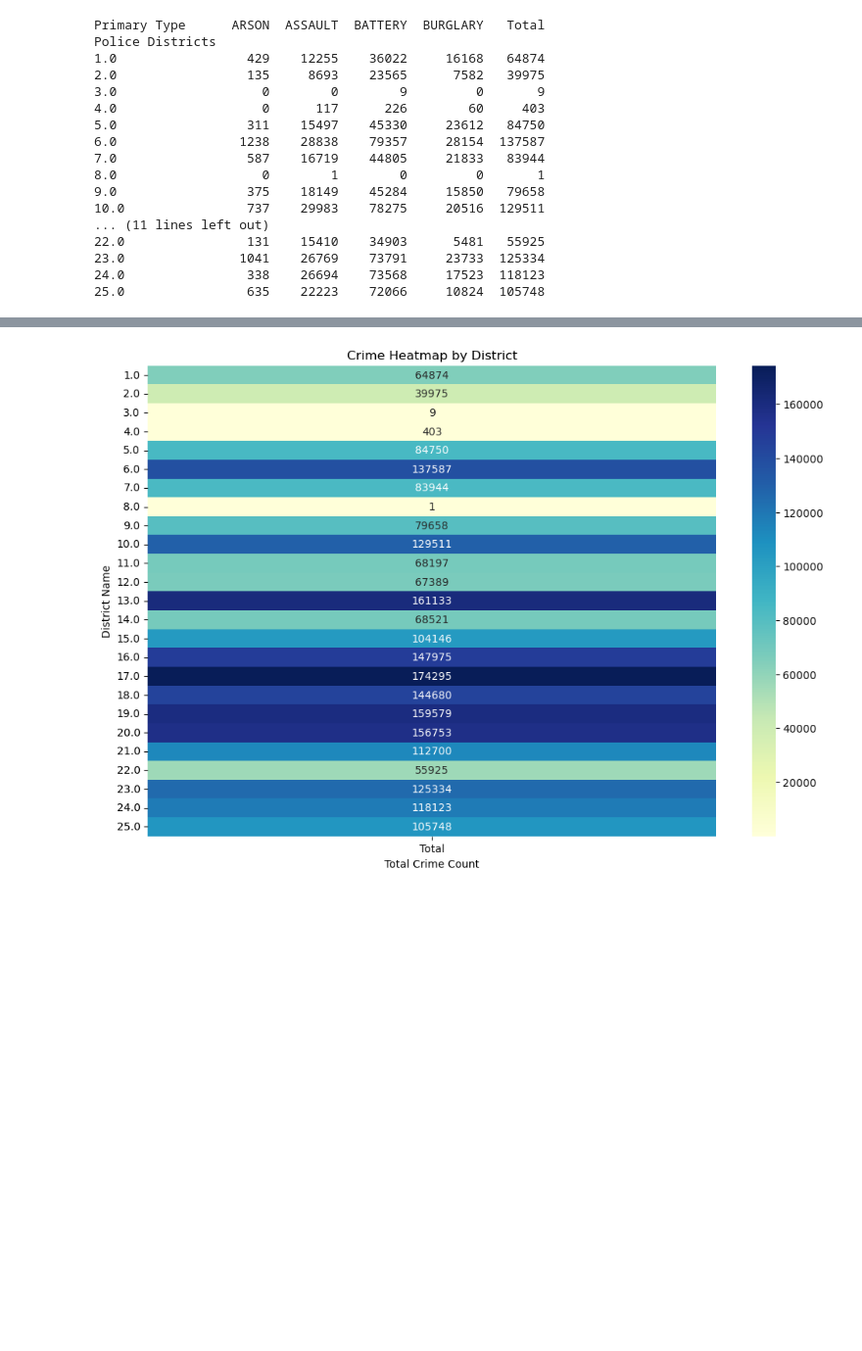
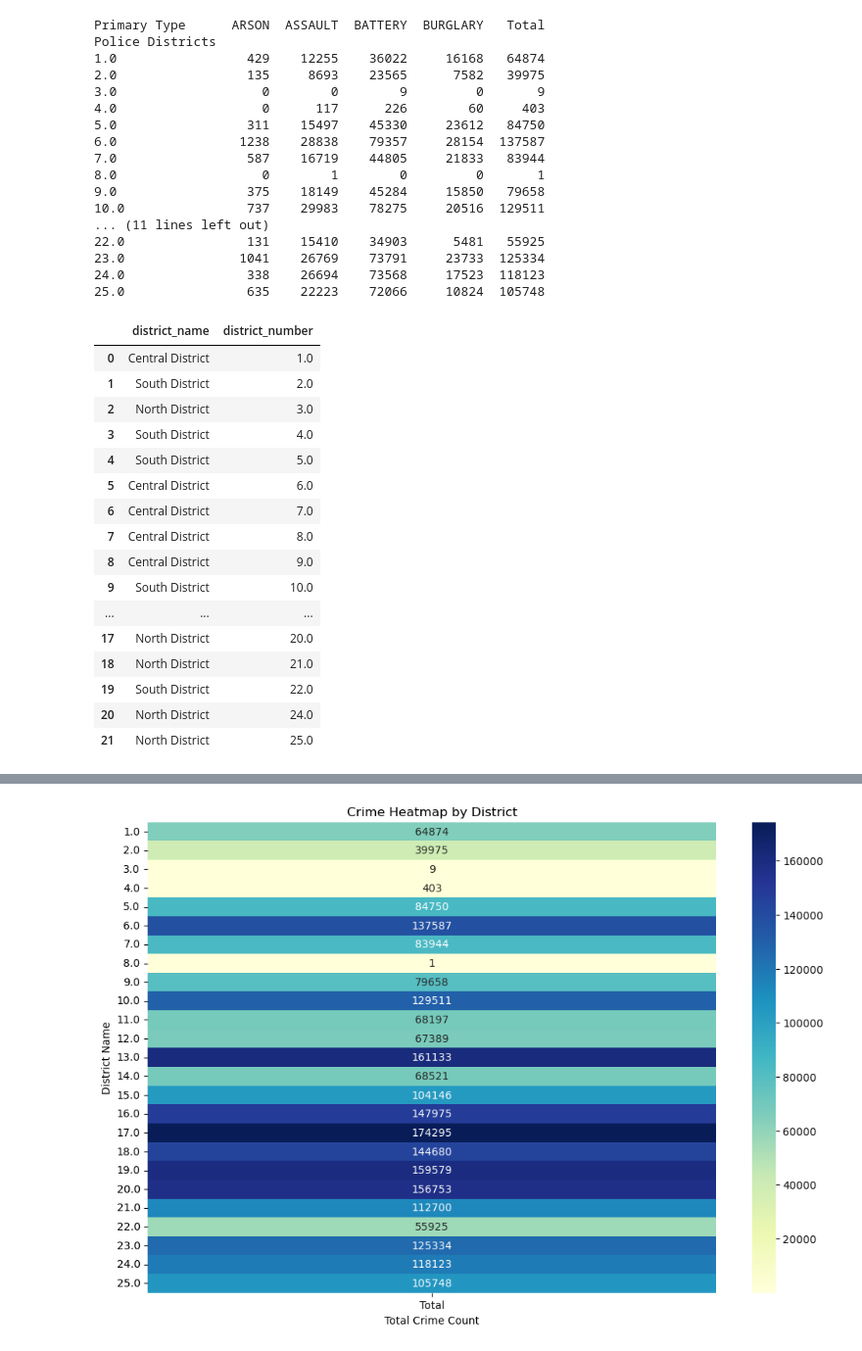
Before and after one commit to NathanRosse/Project1, a Jupyter notebook: hotspots.ipynb, the cells around one changed output, grey strips where cells are left out. Shown: that part at 98% size. Drawn from its saved outputs; the diff is of its cells as text; code cells hidden in the pictures; blank space fills up the shorter version.

```diff
--- a/hotspots.ipynb
+++ b/hotspots.ipynb
@@ -143,4 +140,30 @@ district_to_area = {
 
 # Assuming you have a DataFrame with a "Police District" column
 df['Area'] = df['Police Districts'].map(district_to_area)
+# %%
+# Create combination between district and its number
+district_info = {
+'district_name':["Central District","South District","North District","South District","South District","Central District","Central District","Central District","Central District","South District","North District","North District","Central District","North District","North District","North District","North District","North District","North District","South District","North District","North District"],
+'district_number':[1.0,2.0,3.0,4.0,5.0,6.0,7.0,8.0,9.0,10.0,11.0,12.0,14.0,15.0,16.0,17.0,19.0,20.0,21.0,22.0,24.0,25.0]
+}
+df = pd.DataFrame(district_info)
+df
+# %% [output]
+|  | district_name | district_number |
+| 0 | Central District | 1.0 |
+| 1 | South District | 2.0 |
+| 2 | North District | 3.0 |
+| 3 | South District | 4.0 |
+| 4 | South District | 5.0 |
+| 5 | Central District | 6.0 |
+| 6 | Central District | 7.0 |
+| 7 | Central District | 8.0 |
+| 8 | Central District | 9.0 |
+| 9 | South District | 10.0 |
+| ... | ... | ... |
+| 17 | North District | 20.0 |
+| 18 | North District | 21.0 |
+| 19 | South District | 22.0 |
+| 20 | North District | 24.0 |
+| 21 | North District | 25.0 |
 # %%
```
Also changed, not shown: parts of 8 cells of this notebook, 6 other files.
